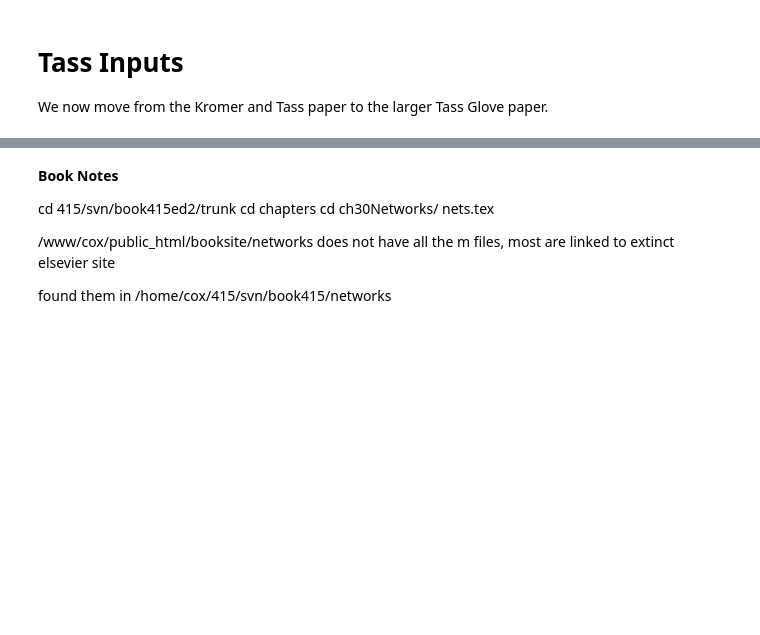
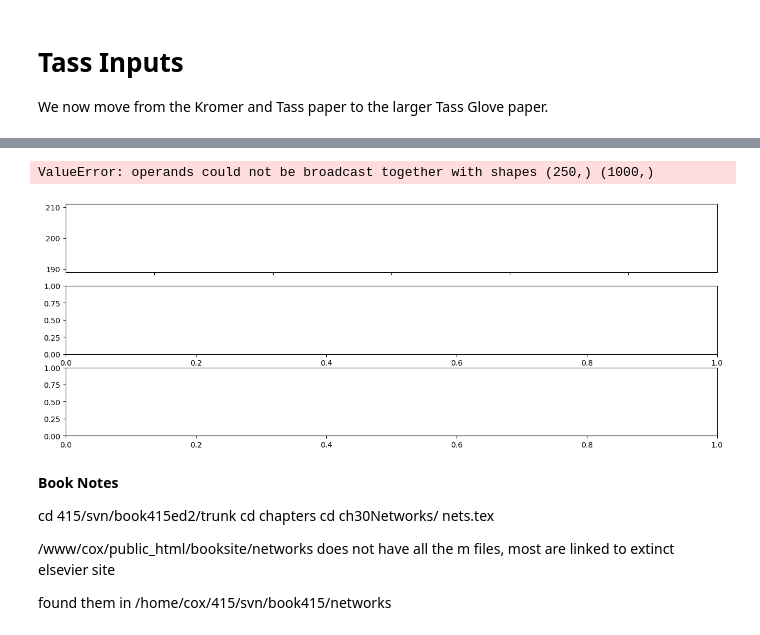
Before and after one commit to steve-cox-LA/EGlove, a Jupyter notebook: TassPlatform.ipynb, the cells around one changed output, grey strips where cells are left out. Cells and saved outputs as stored; diff of their text form; code cells hidden in the pictures; blank space fills up the shorter version.

```diff
--- a/TassPlatform.ipynb
+++ b/TassPlatform.ipynb
@@ -1420,3 +1456,64 @@ ax3.set_xlabel('time (s)');
+# %%
+# a dynamic (on the fly) inhomogeneous Poisson
+
+import numpy as np
+import matplotlib.pyplot as plt
+import math
+
+fig, (ax1, ax2, ax3) = plt.subplots(3, 1)
+plt.subplots_adjust(right=2, top=1, wspace=0.25)
+
+# generate sample paths of inhomogeneous Poisson process with oscillating rate
+
+dt = 0.1               # time step in ms
+Tfin = 100     # burst duration in ms
+Nt = math.ceil(Tfin/dt)
+
+t_v = np.arange(0, T, dt) # 0:dt:T-dt
+f_s = 200                   # Hz
+y_v = 100*(np.cos(2*np.pi*f_s*t_v) + 1)
+ax1.plot(t_v, y_v)
+ax1.set_xticklabels([])
+
+n_ind = y_v.size
+#y_vdt = y_v*dt         # speed up integration step below
+#m_vect = np.zeros(100)   # generate 10 ms bins (100*dt bins times 100 gives 1s)
+m_vect = np.zeros(100)   # generate 1 ms bins (100*dt bins times 100 gives 0.1s)
+
+N = 250   # number of cells
+y_int = np.zeros(N)
+
+for j in range(1,Nt):
+
+    t = j*dt
+
+    spk_ind = []
+    thres = np.random.exponential(1, N)
+
+    y_int += y_int + y_vdt
+
+    events = ( y_int >= thres )
+
+    if np.any(events):
+
+        n_events = events.sum()
+        thresh[events] = np.exponential(1, size=n_events)
+        y_int[events] = 0
+        ax2.plot(t*np.ones(n_events), events>0)
+
+ax2.set_xticklabels([])
+
+m_vect = m_vect/n_sims   # average spike number in each bin
+m_vect = m_vect*1000   # convert to firing rate, 1/10 ms = 100 spk/s
+
+# generate a time vector centered at the middle of each bin, 5, 15, 25, ...
+t_m = np.linspace(0,100,100)*1e-3
+t_m = t_m - 5e-3
+ax3.plot(t_m,m_vect)
+ax3.set_xlabel('time (s)');
+# %% [output]
+ValueError: operands could not be broadcast together with shapes (250,) (1000,)
+[figure, added]
 # %%
 # computing the Kuramoto Order Parameter
 
```
Also changed, not shown: parts of 9 cells of this notebook, 5 other files.
